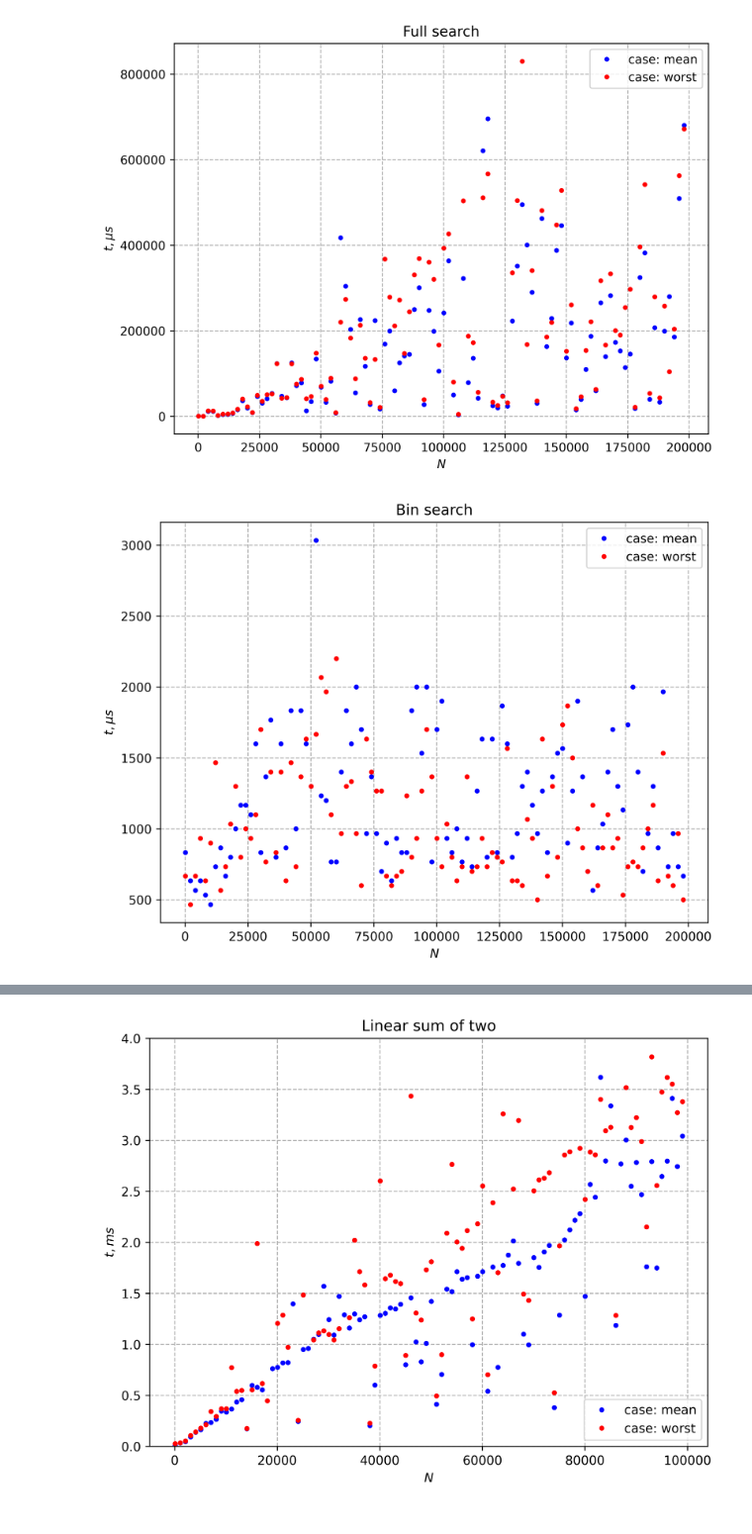
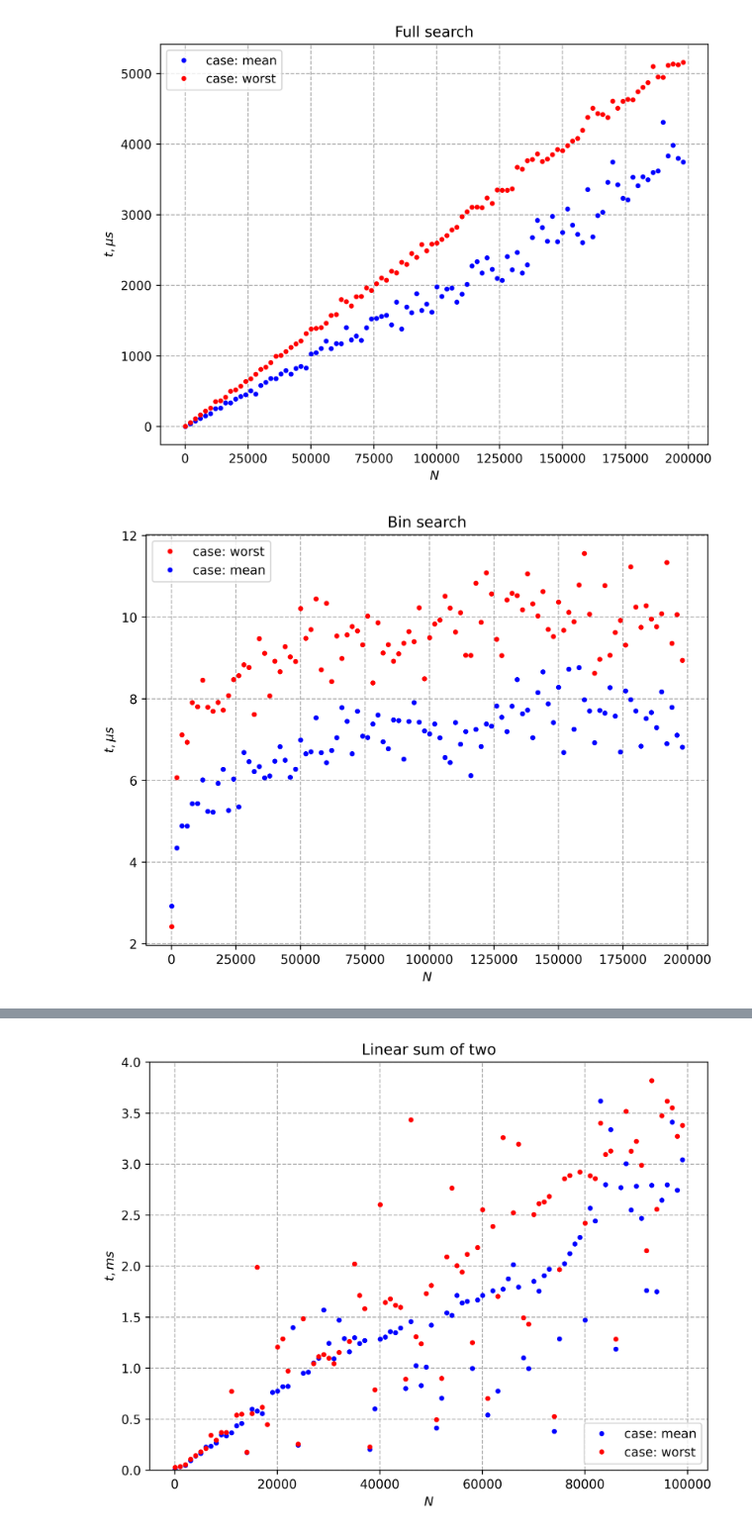
Before and after one commit to skyreaper925/mipt_lpr_cpplessons_term2, a Jupyter notebook: lab1/lab12.ipynb, the cells around one changed output, grey strips where cells are left out. Shown at 99% size. Drawn from its saved outputs; the diff is of its cells as text; code cells hidden in the pictures.

```diff
--- a/lab1/lab12.ipynb
+++ b/lab1/lab12.ipynb
@@ -50,32 +50,32 @@ plt.figure(figsize=(8,6), dpi = 600) # размер графика
 plt.title(r"Full search")
 plt.xlabel("$N$") # подписи к осям
 plt.ylabel("$t, µs$")
-# plt.ylim([0, 5000])
+# plt.ylim([0, 5])
 plt.grid(True, linestyle="--") # пунктирная сетка
 
-plt.plot(lab1["N"], lab1["full_mean"], "b.", label="case: mean")
-plt.plot(lab1["N"], lab1["full_worst"], "r.", label="case: worst")
+plt.plot(lab1["N"], 10e-3*lab1["full_mean"], "b.", label="case: mean")
+plt.plot(lab1["N"], 10e-3*lab1["full_worst"], "r.", label="case: worst")
 
 plt.legend()
 plt.show()
 # %% [output]
-[figure, old version]
+[figure, new version]
 # %%
 plt.figure(figsize=(8,6), dpi = 600) # размер графика
 plt.title(r"Bin search")
 plt.xlabel("$N$") # подписи к осям
 plt.ylabel("$t, µs$")
 # plt.ylim([0, 17.5])
 plt.grid(True, linestyle="--") # пунктирная сетка
 
-plt.plot(lab1["N"], lab1["bin_mean"], "b.", label="case: mean")
-plt.plot(lab1["N"], lab1["bin_worst"], "r.", label="case: worst")
+plt.plot(lab1["N"], 10e-3*lab1["bin_mean"], "r.", label="case: worst")
+plt.plot(lab1["N"], 10e-3*lab1["bin_worst"], "b.", label="case: mean")
 
 plt.legend()
 plt.show()
 # the last runned lined
 # %% [output]
-[figure, old version]
+[figure, new version]
 # %%
 lab2 = pd.read_excel("sum_of_two.xlsx")
 lab2
```
Also changed, not shown: parts of 6 cells of this notebook, 7 other files.
